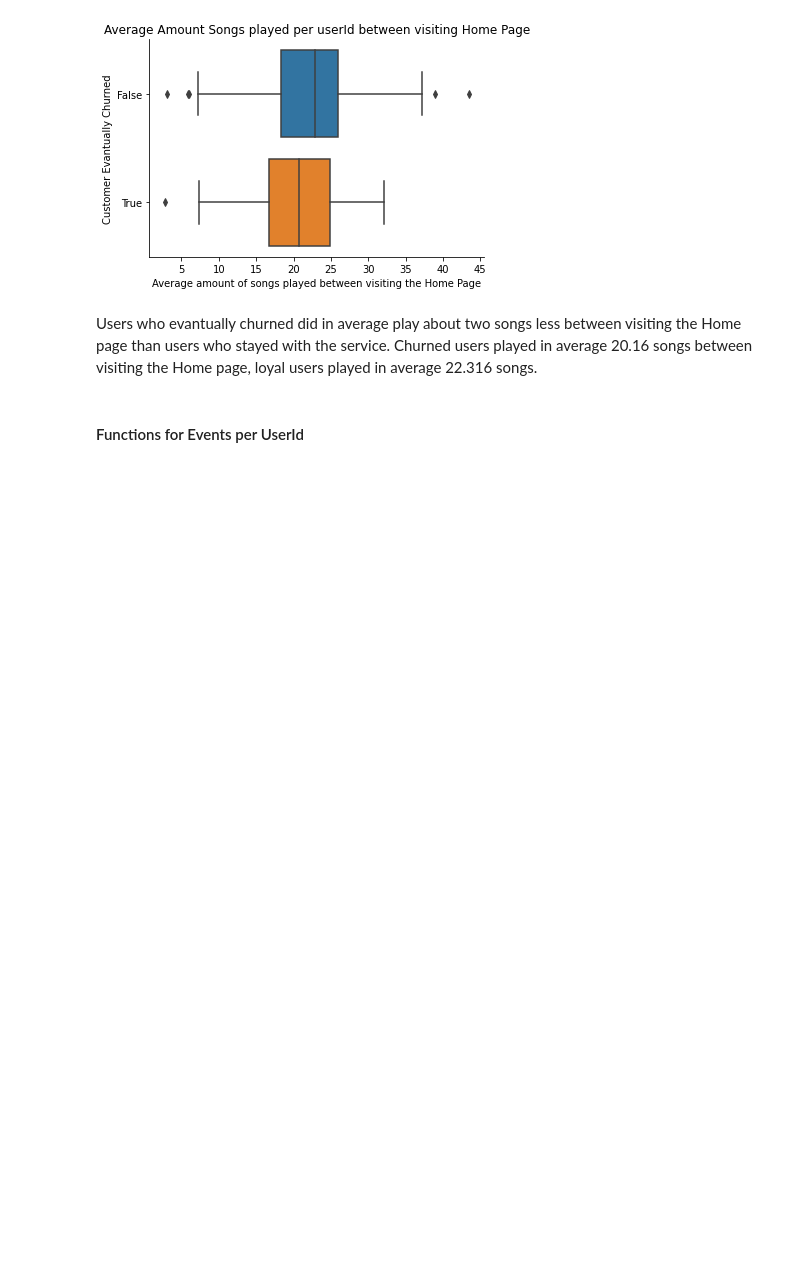
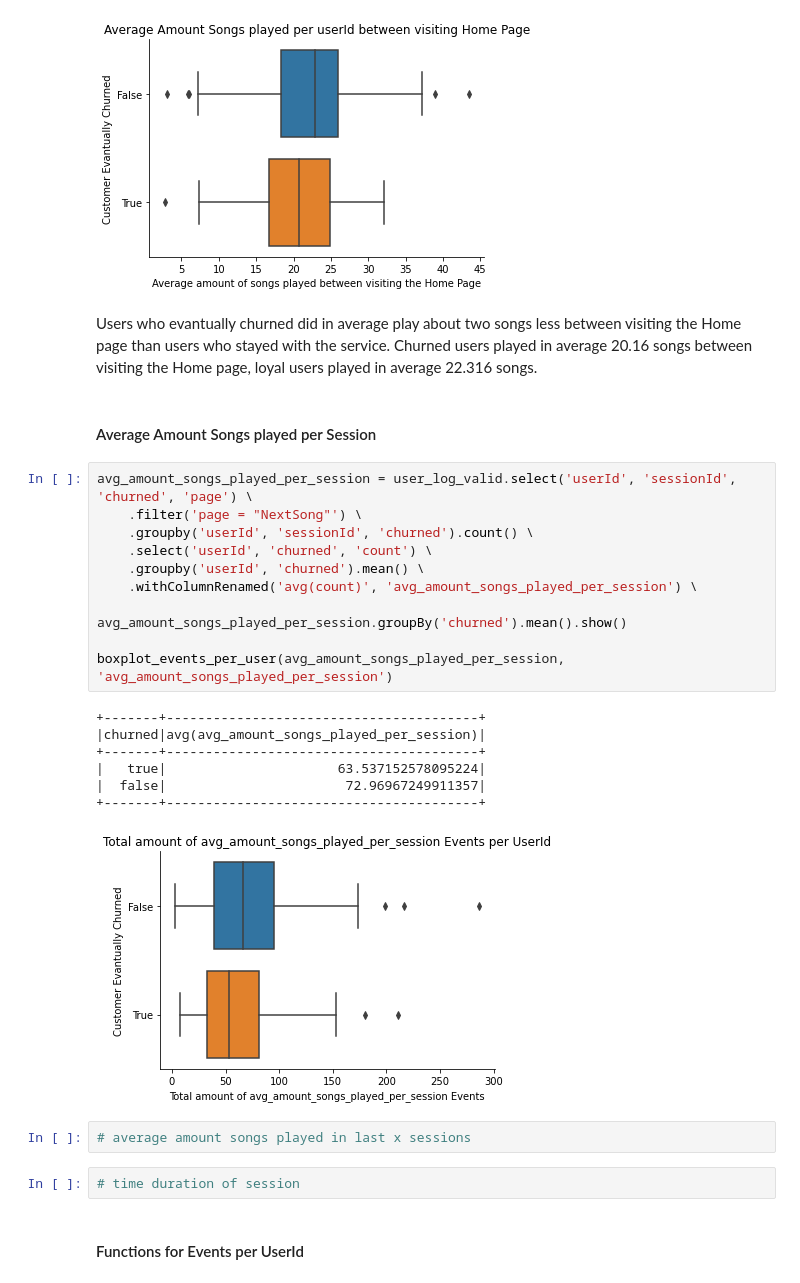
Before and after one commit to LeopoldWalther/SparkChurnDetection, a Jupyter notebook: Sparkify.ipynb, the cells around one changed output. Drawn from its saved outputs; the diff is of its cells as text; blank space fills up the shorter version.

Commit message:
feat: add average amount songs played per session

```diff
--- a/Sparkify.ipynb
+++ b/Sparkify.ipynb
@@ -836,6 +836,31 @@ sns.despine(ax=ax);
 [figure]
 # %% [markdown]
 Users who evantually churned did in average play about two songs less between visiting the Home page than users who stayed with the service. Churned users played in average 20.16 songs between visiting the Home page, loyal users played in average 22.316 songs.
+# %% [markdown]
+#### Average Amount Songs played per Session
+# %%
+avg_amount_songs_played_per_session = user_log_valid.select('userId', 'sessionId', 'churned', 'page') \
+    .filter('page = "NextSong"') \
+    .groupby('userId', 'sessionId', 'churned').count() \
+    .select('userId', 'churned', 'count') \
+    .groupby('userId', 'churned').mean() \
+    .withColumnRenamed('avg(count)', 'avg_amount_songs_played_per_session') \
+
+avg_amount_songs_played_per_session.groupBy('churned').mean().show()
+
+boxplot_events_per_user(avg_amount_songs_played_per_session, 'avg_amount_songs_played_per_session')
+# %% [output]
++-------+----------------------------------------+
+|churned|avg(avg_amount_songs_played_per_session)|
++-------+----------------------------------------+
+|   true|                      63.537152578095224|
+|  false|                       72.96967249911357|
++-------+----------------------------------------+
+[figure, added]
+# %%
+# average amount songs played in last x sessions
+# %%
+# time duration of session
 # %% [markdown]
 #### Functions for Events per UserId
 # %%
```
Also changed, not shown: parts of 5 cells of this notebook.
